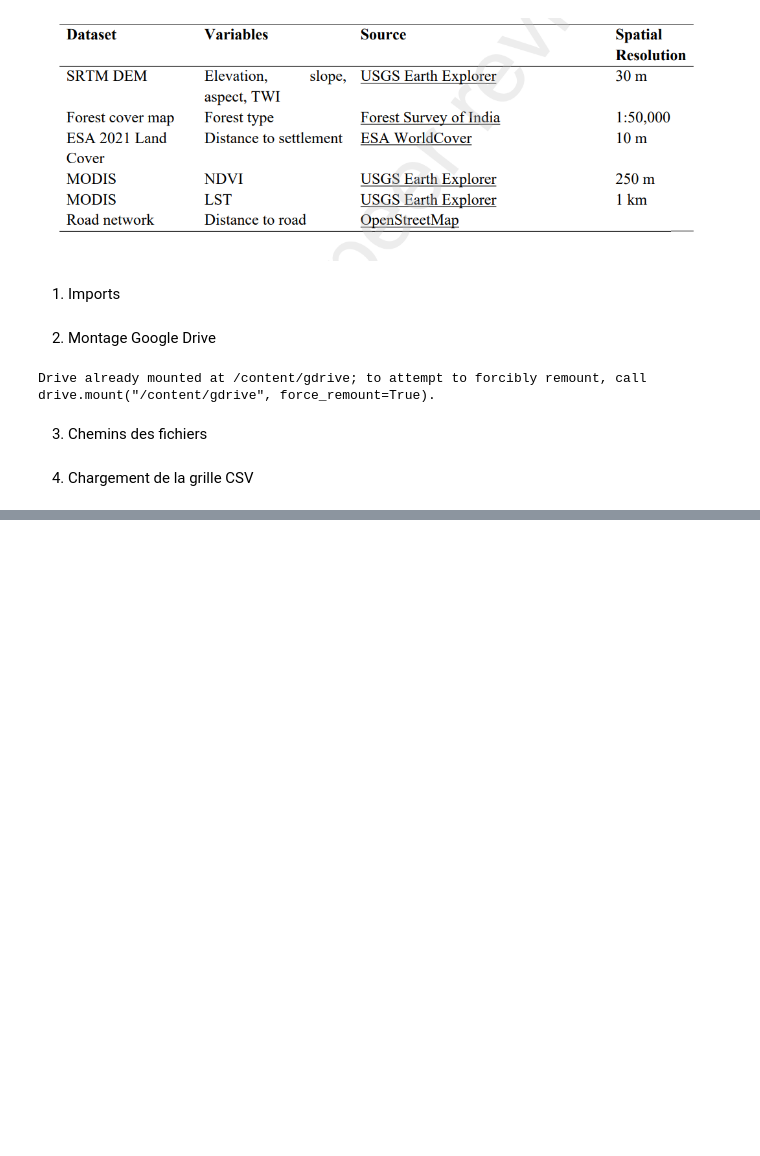
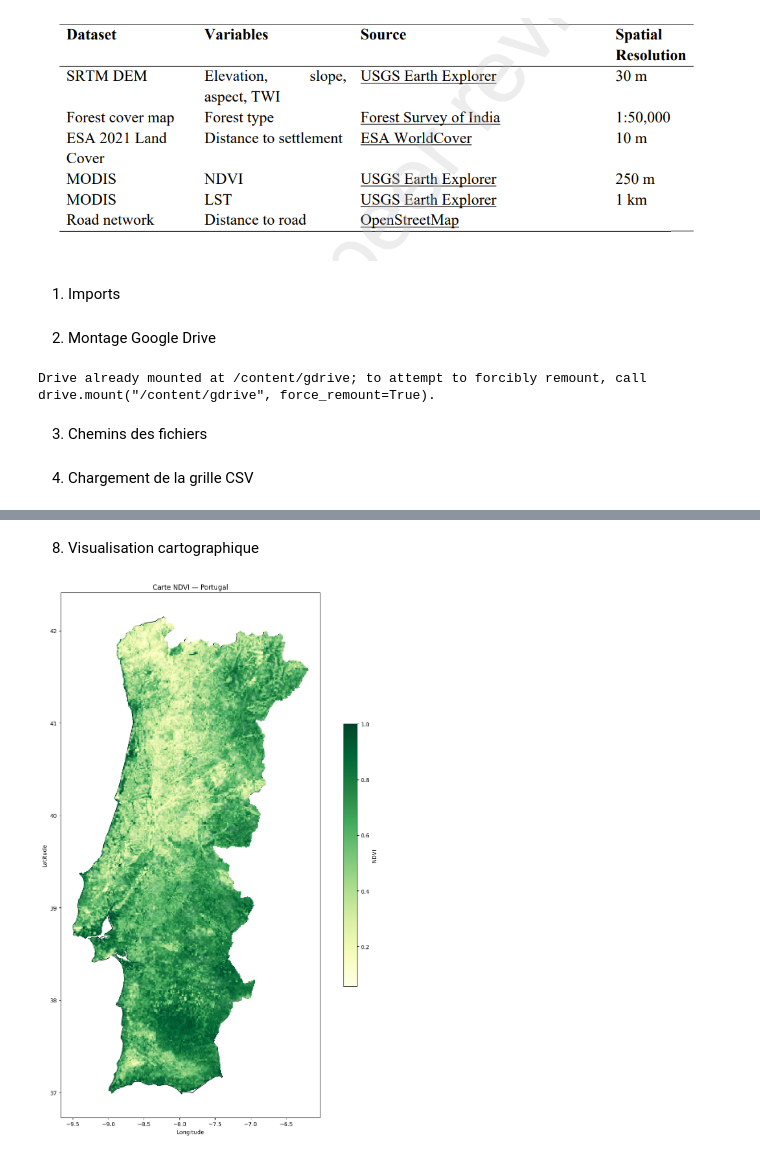
Before and after one commit to AbdelkarimElm/data-driven-wildfire-prediction-portugal, a Jupyter notebook: Reimplementation_Methods_Papers/PreprocessingData/ProcessingNVDI.ipynb, the cells around one changed output, grey strips where cells are left out. Cells and saved outputs as stored; diff of their text form; code cells hidden in the pictures; blank space fills up the shorter version.

Commit message:
Export NDVI features

```diff
--- a/Reimplementation_Methods_Papers/PreprocessingData/ProcessingNVDI.ipynb
+++ b/Reimplementation_Methods_Papers/PreprocessingData/ProcessingNVDI.ipynb
@@ -31,3 +31,6 @@ output_csv_path = "/content/gdrive/MyDrive/Projet big data dossier organisé /d
 border_file     = "/content/gdrive/MyDrive/Projet big data dossier organisé /dataBrute/pt/pt.shp"
 # %% [markdown]
 4. Chargement de la grille CSV
+# %%
+print("1. Chargement de la grille CSV...")
+df_ndvi = pd.read_csv(csv_path_grid)
@@ -33,0 +62,9 @@ border_file     = "/content/gdrive/MyDrive/Projet big data dossier organisé /d
+# %%
+print("4. Nettoyage des données...")
+
+df_ndvi['ndvi_raw'] = ndvi_values
+
+if nodata is not None:
+    df_ndvi.loc[df_ndvi['ndvi_raw'] == nodata, 'ndvi_raw'] = np.nan
+
+df_ndvi['ndvi_final'] = df_ndvi['ndvi_raw']
@@ -33,0 +91,38 @@ border_file     = "/content/gdrive/MyDrive/Projet big data dossier organisé /d
+# %% [markdown]
+
+
+8. Visualisation cartographique
+# %%
+import matplotlib.pyplot as plt
+
+gdf_map = gpd.GeoDataFrame(
+    df_ndvi,
+    geometry=gpd.points_from_xy(df_ndvi.longitude, df_ndvi.latitude),
+    crs="EPSG:4326"
+)
+
+pt_boundary = gpd.read_file(border_file).to_crs(gdf_map.crs)
+
+fig, ax = plt.subplots(figsize=(12, 14))
+
+pt_boundary.plot(ax=ax, color='#f0f0f0', edgecolor='black', linewidth=1, zorder=1)
+
+scatter = ax.scatter(
+    gdf_map.geometry.x,
+    gdf_map.geometry.y,
+    c=gdf_map['ndvi_final'],
+    cmap='YlGn',
+    s=1,
+    zorder=2
+)
+
+cbar = plt.colorbar(scatter, ax=ax, shrink=0.5)
+cbar.set_label('NDVI')
+
+plt.title("Carte NDVI — Portugal")
+plt.xlabel("Longitude")
+plt.ylabel("Latitude")
+plt.tight_layout()
+plt.show()
+# %% [output]
+[figure, added]
```
Also changed, not shown: parts of 7 cells of this notebook.
